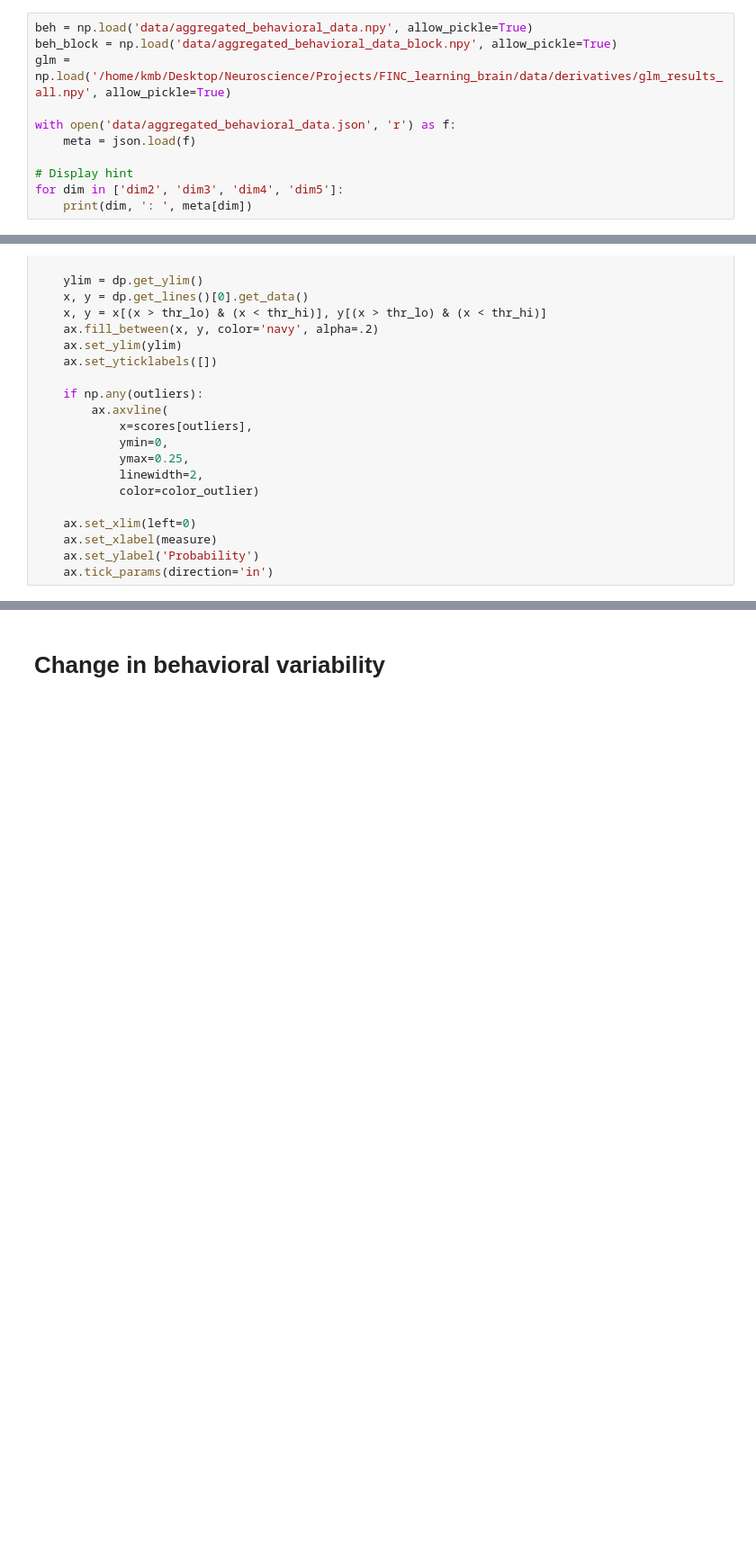
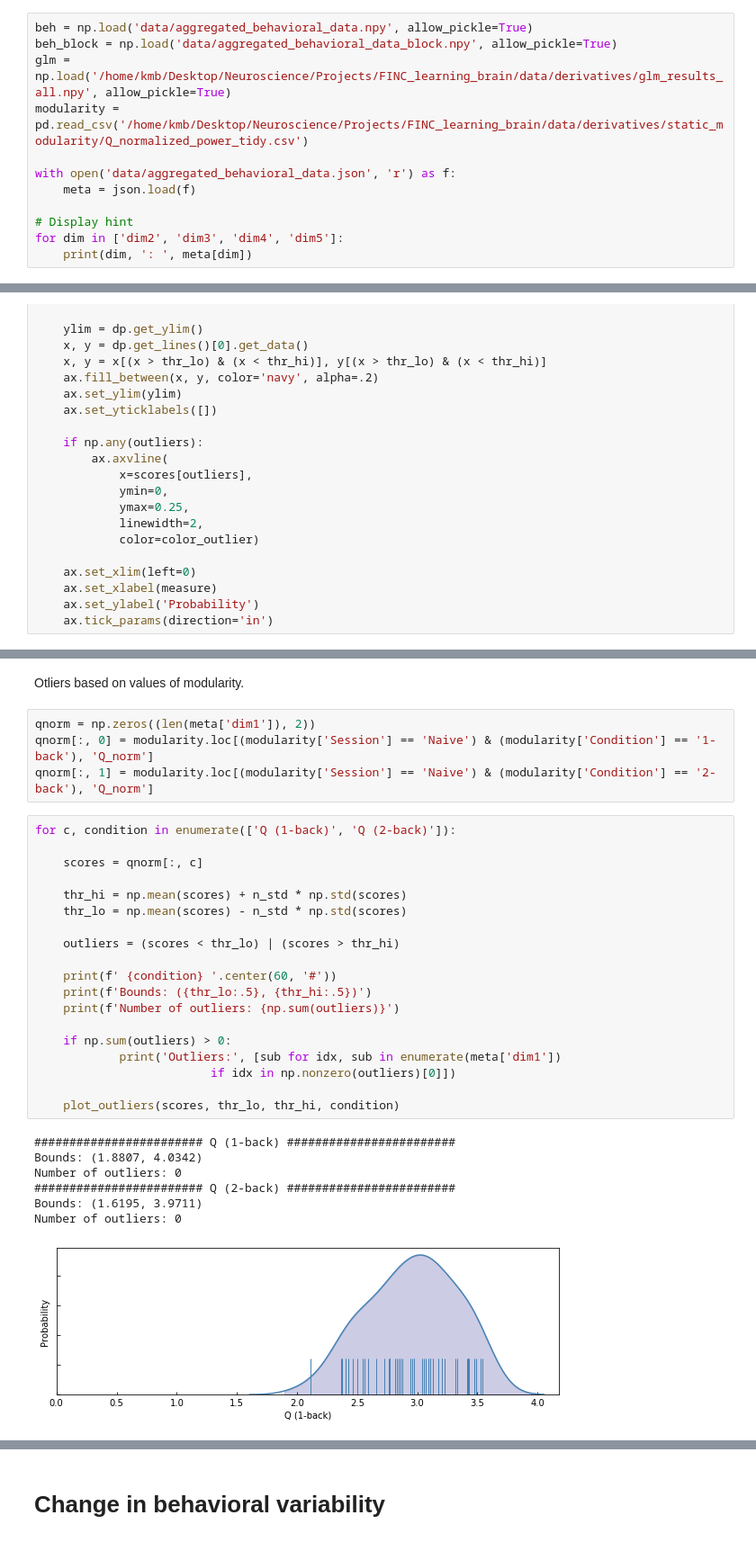
Before and after one commit to kfinc/wm-training-modularity, a Jupyter notebook: 01-behavioral_data_analysis/03-exclusion_variability.ipynb, the cells around one changed output, grey strips where cells are left out. Shown at 90% size. Drawn from its saved outputs; the diff is of its cells as text; blank space fills up the shorter version.

```diff
--- a/01-behavioral_data_analysis/03-exclusion_variability.ipynb
+++ b/01-behavioral_data_analysis/03-exclusion_variability.ipynb
@@ -11,6 +12,7 @@ Load aggregated behavioral data
 beh = np.load('data/aggregated_behavioral_data.npy', allow_pickle=True)
 beh_block = np.load('data/aggregated_behavioral_data_block.npy', allow_pickle=True)
 glm = np.load('/home/kmb/Desktop/Neuroscience/Projects/FINC_learning_brain/data/derivatives/glm_results_all.npy', allow_pickle=True)
+modularity = pd.read_csv('/home/kmb/Desktop/Neuroscience/Projects/FINC_learning_brain/data/derivatives/static_modularity/Q_normalized_power_tidy.csv')
 
 with open('data/aggregated_behavioral_data.json', 'r') as f:
     meta = json.load(f)
@@ -118,0 +116,33 @@ Outliers: ['sub-27']
+# %% [markdown]
+Otliers based on values of modularity.
+# %%
+qnorm = np.zeros((len(meta['dim1']), 2))
+qnorm[:, 0] = modularity.loc[(modularity['Session'] == 'Naive') & (modularity['Condition'] == '1-back'), 'Q_norm']
+qnorm[:, 1] = modularity.loc[(modularity['Session'] == 'Naive') & (modularity['Condition'] == '2-back'), 'Q_norm']
+# %%
+for c, condition in enumerate(['Q (1-back)', 'Q (2-back)']):
+
+    scores = qnorm[:, c]
+
+    thr_hi = np.mean(scores) + n_std * np.std(scores)
+    thr_lo = np.mean(scores) - n_std * np.std(scores)
+
+    outliers = (scores < thr_lo) | (scores > thr_hi)
+
+    print(f' {condition} '.center(60, '#'))
+    print(f'Bounds: ({thr_lo:.5}, {thr_hi:.5})')
+    print(f'Number of outliers: {np.sum(outliers)}')
+
+    if np.sum(outliers) > 0:
+            print('Outliers:', [sub for idx, sub in enumerate(meta['dim1'])
+                         if idx in np.nonzero(outliers)[0]])
+
+    plot_outliers(scores, thr_lo, thr_hi, condition)
+# %% [output]
+######################## Q (1-back) ########################
+Bounds: (1.8807, 4.0342)
+Number of outliers: 0
+######################## Q (2-back) ########################
+Bounds: (1.6195, 3.9711)
+Number of outliers: 0
+[figure, added]
```
Also changed, not shown: parts of 4 cells of this notebook.
